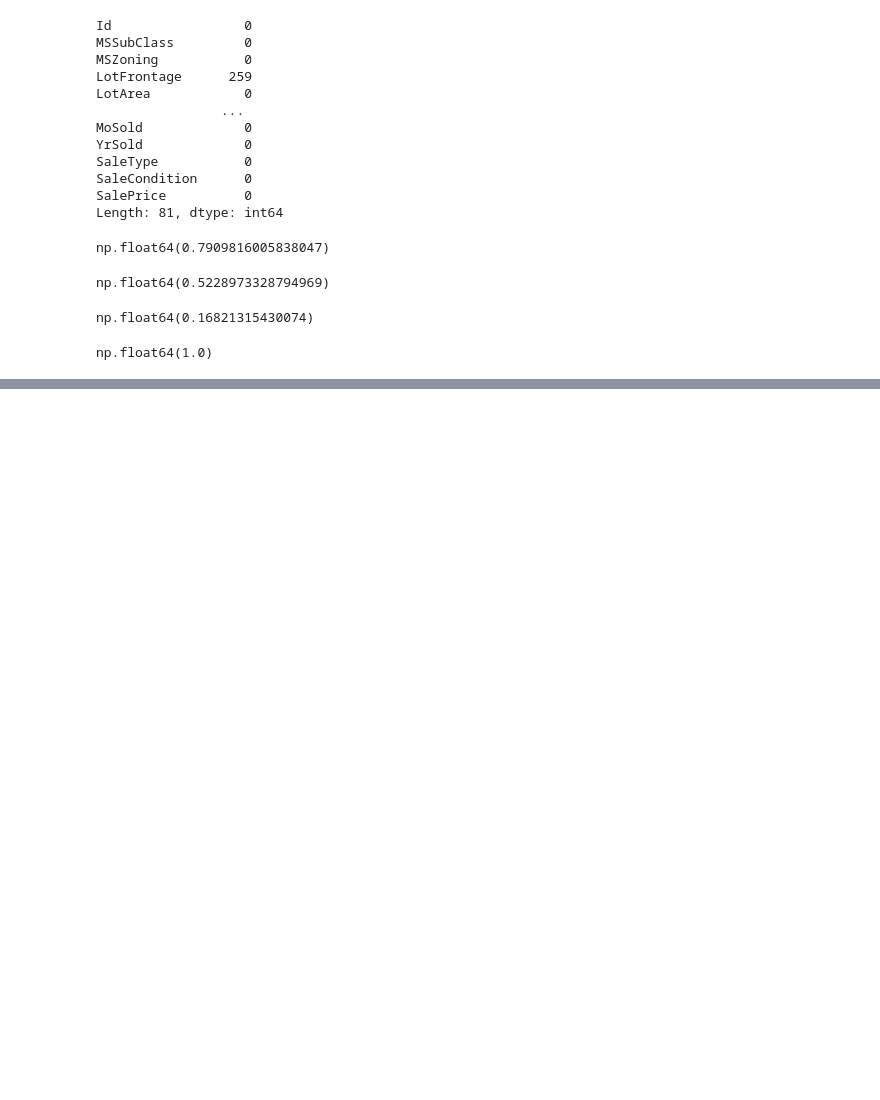
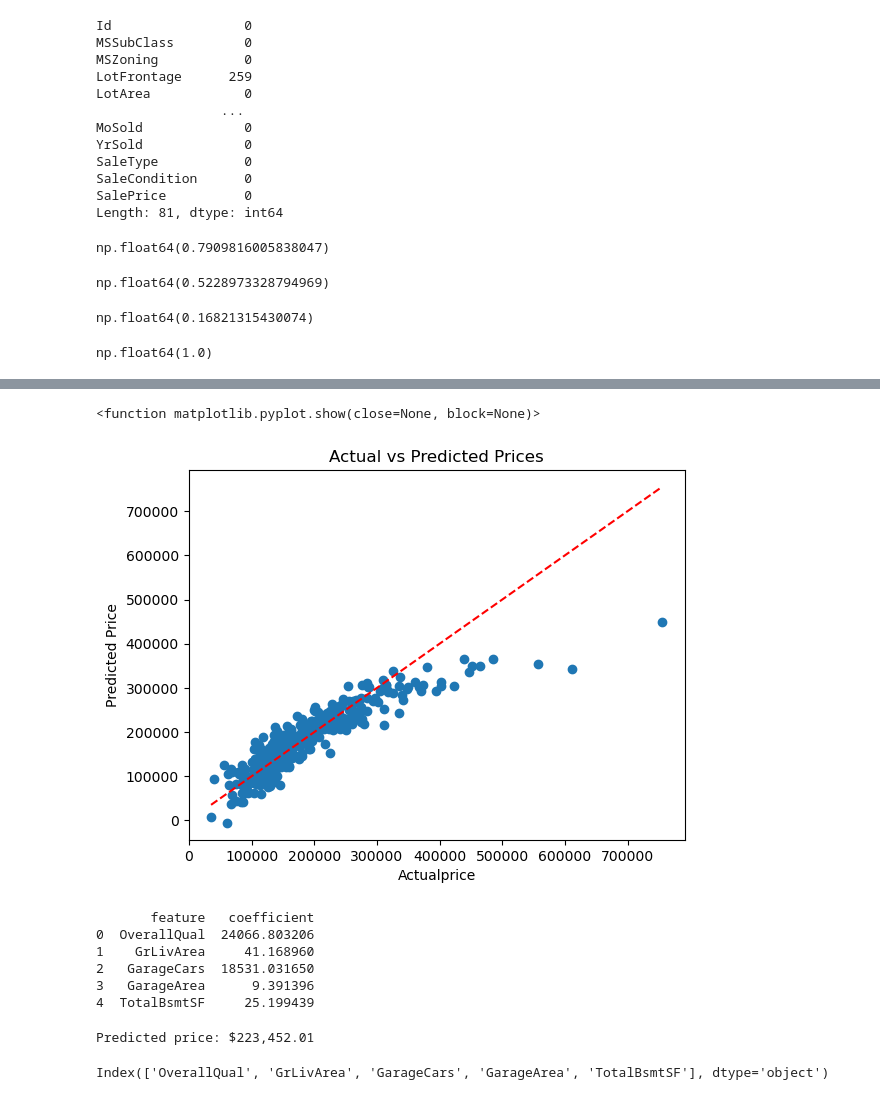
Before and after one commit to Anas-S-Muhammed/House_Prices_Advance, a Jupyter notebook: house_prices.ipynb, the cells around one changed output, grey strips where cells are left out. Cells and saved outputs as stored; diff of their text form; code cells hidden in the pictures; blank space fills up the shorter version.

Commit message:
improved model + better predictions

```diff
--- a/house_prices.ipynb
+++ b/house_prices.ipynb
@@ -108,0 +173,6 @@ np.float64(1.0)
+# %%
+X_train, X_test, y_train, y_test = train_test_split(X, y, test_size=0.3, random_state= 42)
+# %%
+model = LinearRegression()
+# %%
+model.fit(X_train, y_train)
@@ -108,0 +181,2 @@ np.float64(1.0)
+# %%
+prediction = model.predict(X_test)
@@ -108,0 +214,37 @@ np.float64(1.0)
+# %%
+plt.scatter(y_test, prediction)
+plt.xlabel("Actualprice")
+plt.ylabel("Predicted Price")
+plt.title("Actual vs Predicted Prices")
+
+plt.plot([y_test.min(), y_test.max()], [y_test.min(), y_test.max()], 'r--')
+
+plt.show
+# %% [output]
+<function matplotlib.pyplot.show(close=None, block=None)>
+[figure, added]
+# %%
+features_importance = pd.DataFrame({
+    "feature" : X.columns,
+    "coefficient" : model.coef_
+})
+
+print(features_importance)
+# %% [output]
+       feature   coefficient
+0  OverallQual  24066.803206
+1    GrLivArea     41.168960
+2   GarageCars  18531.031650
+3   GarageArea      9.391396
+4  TotalBsmtSF     25.199439
+# %%
+# Example: Quality=7, 2000sqft, 2 car garage, 1500sqft garage, 1000sqft basement
+custom_house = [[7, 2000, 2, 400, 1000]]
+predicted_price = model.predict(custom_house)
+print(f"Predicted price: ${predicted_price[0]:,.2f}")
+# %% [output]
+Predicted price: $223,452.01
+# %%
+X.columns
+# %% [output]
+Index(['OverallQual', 'GrLivArea', 'GarageCars', 'GarageArea', 'TotalBsmtSF'], dtype='object')
```
Also changed, not shown: parts of 38 cells of this notebook.
